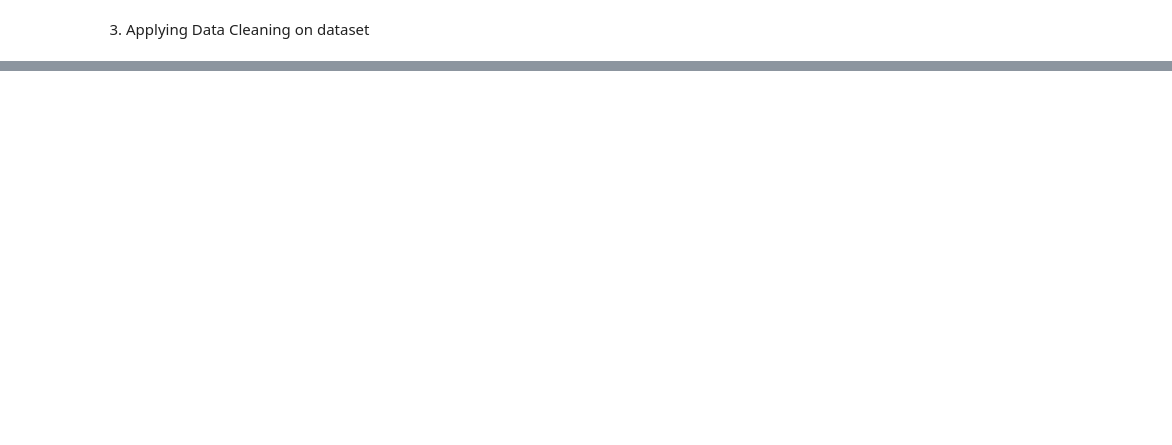
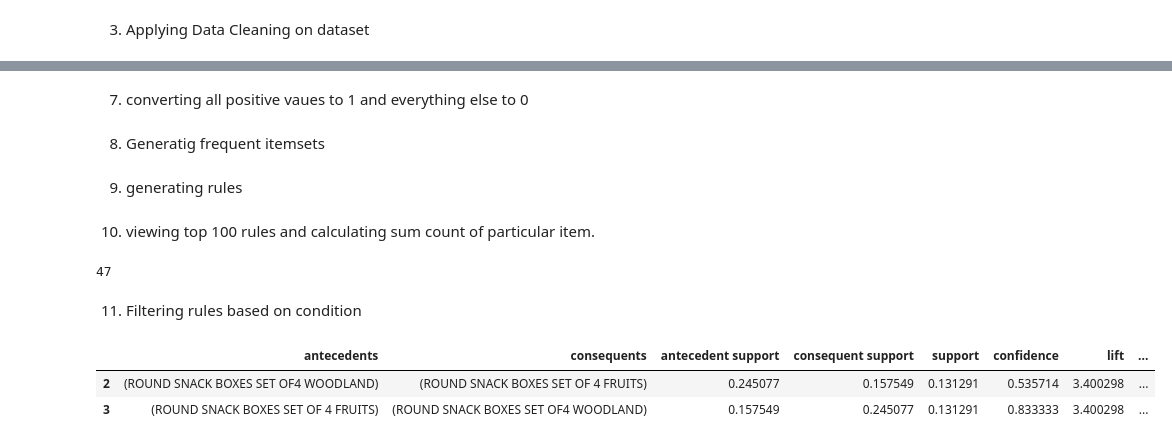
Before and after one commit to Rakeshyadav-19/c, a Jupyter notebook: Data Analytics/Exp8.ipynb, the cells around one changed output, grey strips where cells are left out. Saved outputs shown, nothing was run; the diff lists cells and outputs as text; code cells hidden in the pictures; blank space fills up the shorter version.

```diff
--- a/Data Analytics/Exp8.ipynb
+++ b/Data Analytics/Exp8.ipynb
@@ -26,0 +65,5 @@ myretaildata.head()
+# %%
+mybasket = (myretaildata[myretaildata['Country'] =="Germany"]
+          .groupby(['InvoiceNo', 'Description'])['Quantity']
+          .sum().unstack().reset_index().fillna(0)
+          .set_index('InvoiceNo'))
@@ -26,0 +83,38 @@ myretaildata.head()
+# %% [markdown]
+7. converting all positive vaues to 1 and everything else to 0
+# %%
+def my_encode_units(x):
+    if x <= 0:
+        return 0
+    if x >= 1:
+        return 1
+
+my_basket_sets = mybasket.applymap(my_encode_units)
+my_basket_sets.drop('POSTAGE', inplace=True, axis=1) #Remove "postage" as an item
+# %% [markdown]
+8. Generatig frequent itemsets
+# %%
+my_frequent_itemsets = apriori(my_basket_sets, min_support=0.07, use_colnames=True)
+# %% [markdown]
+9. generating rules
+# %%
+my_rules = association_rules(my_frequent_itemsets, metric="lift", min_threshold=1)
+# %% [markdown]
+10. viewing top 100 rules and calculating sum count of particular item.
+# %%
+my_rules.head(100)
+
+my_basket_sets['ROUND SNACK BOXES SET OF4 WOODLAND'].sum()
+
+my_basket_sets['SPACEBOY LUNCH BOX'].sum()
+# %% [output]
+47
+# %% [markdown]
+11. Filtering rules based on condition
+# %%
+my_rules[ (my_rules['lift'] >= 3) &
+       (my_rules['confidence'] >= 0.3) ]
+# %% [output]
+|  | antecedents | consequents | antecedent support | consequent support | support | confidence | lift | ... |
+| 2 | (ROUND SNACK BOXES SET OF4 WOODLAND) | (ROUND SNACK BOXES SET OF 4 FRUITS) | 0.245077 | 0.157549 | 0.131291 | 0.535714 | 3.400298 | ... |
+| 3 | (ROUND SNACK BOXES SET OF 4 FRUITS) | (ROUND SNACK BOXES SET OF4 WOODLAND) | 0.157549 | 0.245077 | 0.131291 | 0.833333 | 3.400298 | ... |
```
Also changed, not shown: parts of 7 cells of this notebook, 4 other files.
